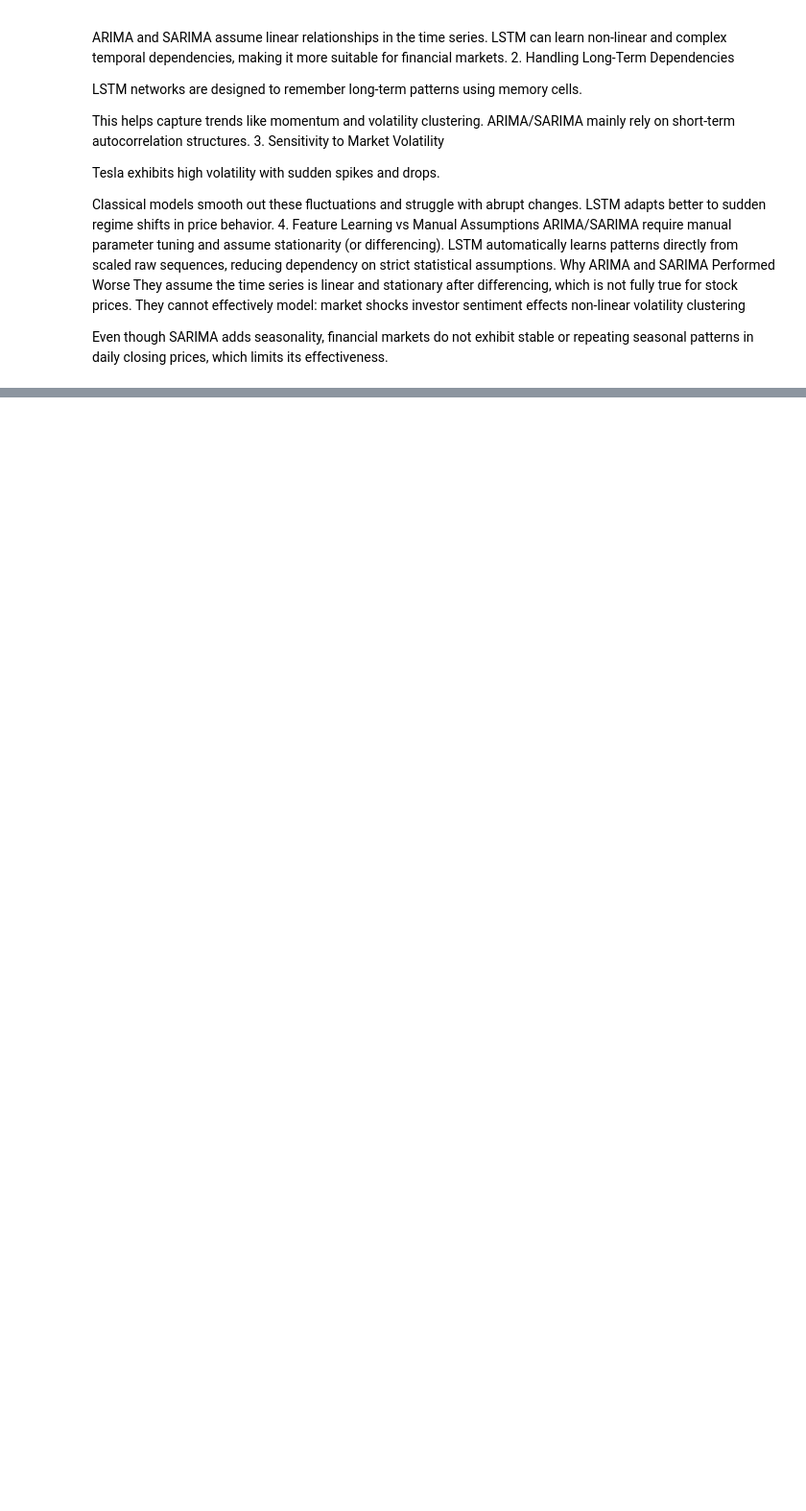
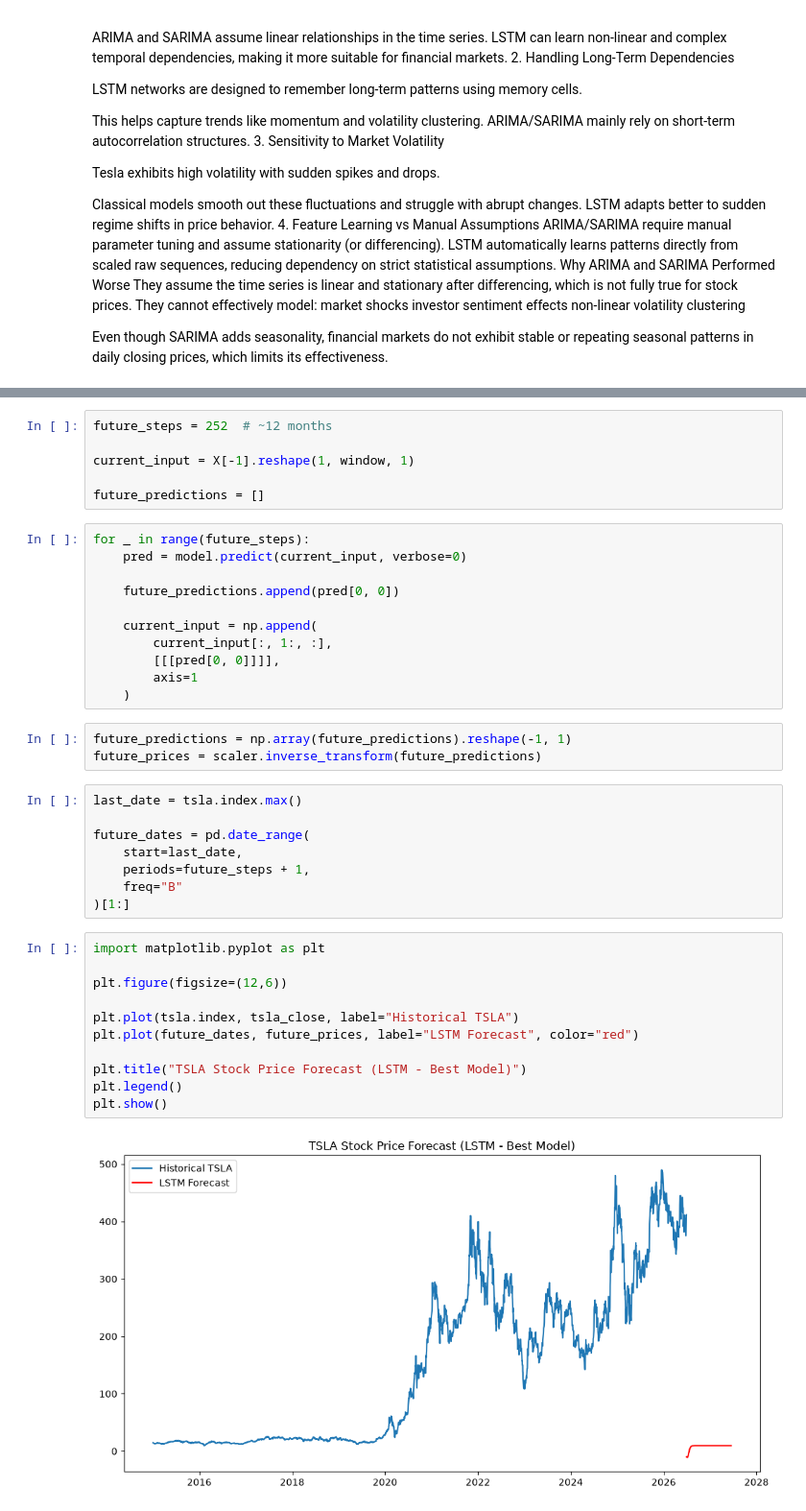
Before and after one commit to Richo-Worku/portfolio-optimization, a Jupyter notebook: notebooks/02_eda.ipynb, the cells around one changed output, grey strips where cells are left out. Shown at 96% size. Drawn from its saved outputs; the diff is of its cells as text; blank space fills up the shorter version.

```diff
--- a/notebooks/02_eda.ipynb
+++ b/notebooks/02_eda.ipynb
@@ -876,0 +928,41 @@ Even though SARIMA adds seasonality, financial markets do not exhibit stable or
+# %%
+future_steps = 252  # ~12 months
+
+current_input = X[-1].reshape(1, window, 1)
+
+future_predictions = []
+# %%
+for _ in range(future_steps):
+    pred = model.predict(current_input, verbose=0)
+
+    future_predictions.append(pred[0, 0])
+
+    current_input = np.append(
+        current_input[:, 1:, :],
+        [[[pred[0, 0]]]],
+        axis=1
+    )
+# %%
+future_predictions = np.array(future_predictions).reshape(-1, 1)
+future_prices = scaler.inverse_transform(future_predictions)
+# %%
+last_date = tsla.index.max()
+
+future_dates = pd.date_range(
+    start=last_date,
+    periods=future_steps + 1,
+    freq="B"
+)[1:]
+# %%
+import matplotlib.pyplot as plt
+
+plt.figure(figsize=(12,6))
+
+plt.plot(tsla.index, tsla_close, label="Historical TSLA")
+plt.plot(future_dates, future_prices, label="LSTM Forecast", color="red")
+
+plt.title("TSLA Stock Price Forecast (LSTM - Best Model)")
+plt.legend()
+plt.show()
+# %% [output]
+[figure, added]
```
Also changed, not shown: parts of 12 cells of this notebook.
